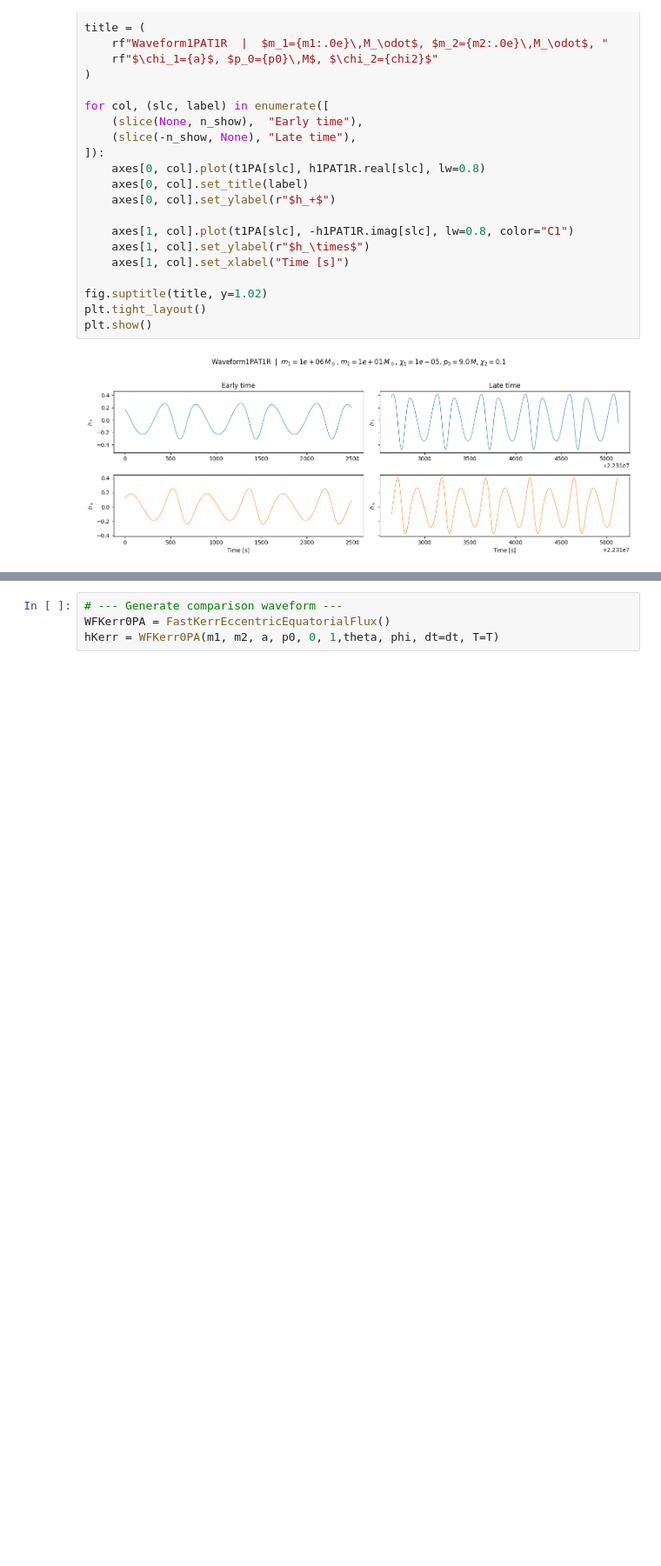
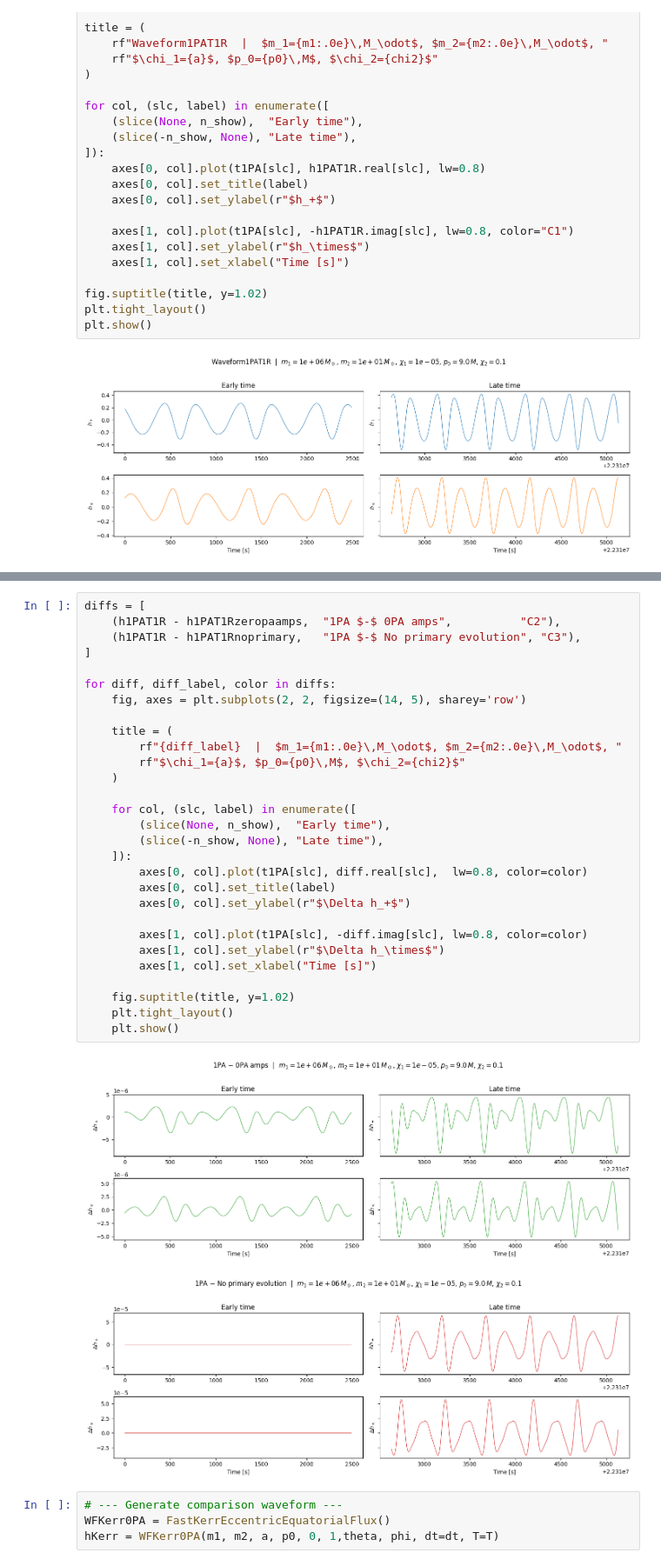
Before and after one commit to joshbmat/Few_1PAT1R_Scripts, a Jupyter notebook: WaveformModule/TestWaveformModule.ipynb, the cells around one changed output, grey strips where cells are left out. Shown at 87% size. Drawn from its saved outputs; the diff is of its cells as text; blank space fills up the shorter version.

```diff
--- a/WaveformModule/TestWaveformModule.ipynb
+++ b/WaveformModule/TestWaveformModule.ipynb
@@ -58,3 +99,35 @@ plt.show()
+# %%
+diffs = [
+    (h1PAT1R - h1PAT1Rzeropaamps,  "1PA $-$ 0PA amps",          "C2"),
+    (h1PAT1R - h1PAT1Rnoprimary,   "1PA $-$ No primary evolution", "C3"),
+]
+
+for diff, diff_label, color in diffs:
+    fig, axes = plt.subplots(2, 2, figsize=(14, 5), sharey='row')
+
+    title = (
+        rf"{diff_label}  |  $m_1={m1:.0e}\,M_\odot$, $m_2={m2:.0e}\,M_\odot$, "
+        rf"$\chi_1={a}$, $p_0={p0}\,M$, $\chi_2={chi2}$"
+    )
+
+    for col, (slc, label) in enumerate([
+        (slice(None, n_show),  "Early time"),
+        (slice(-n_show, None), "Late time"),
+    ]):
+        axes[0, col].plot(t1PA[slc], diff.real[slc],  lw=0.8, color=color)
+        axes[0, col].set_title(label)
+        axes[0, col].set_ylabel(r"$\Delta h_+$")
+
+        axes[1, col].plot(t1PA[slc], -diff.imag[slc], lw=0.8, color=color)
+        axes[1, col].set_ylabel(r"$\Delta h_\times$")
+        axes[1, col].set_xlabel("Time [s]")
+
+    fig.suptitle(title, y=1.02)
+    plt.tight_layout()
+    plt.show()
+# %% [output]
+[figure, added]
+[figure, added]
 # %%
 # --- Generate comparison waveform ---
 WFKerr0PA = FastKerrEccentricEquatorialFlux()
```
Also changed, not shown: parts of 2 cells of this notebook, 1 other file.
